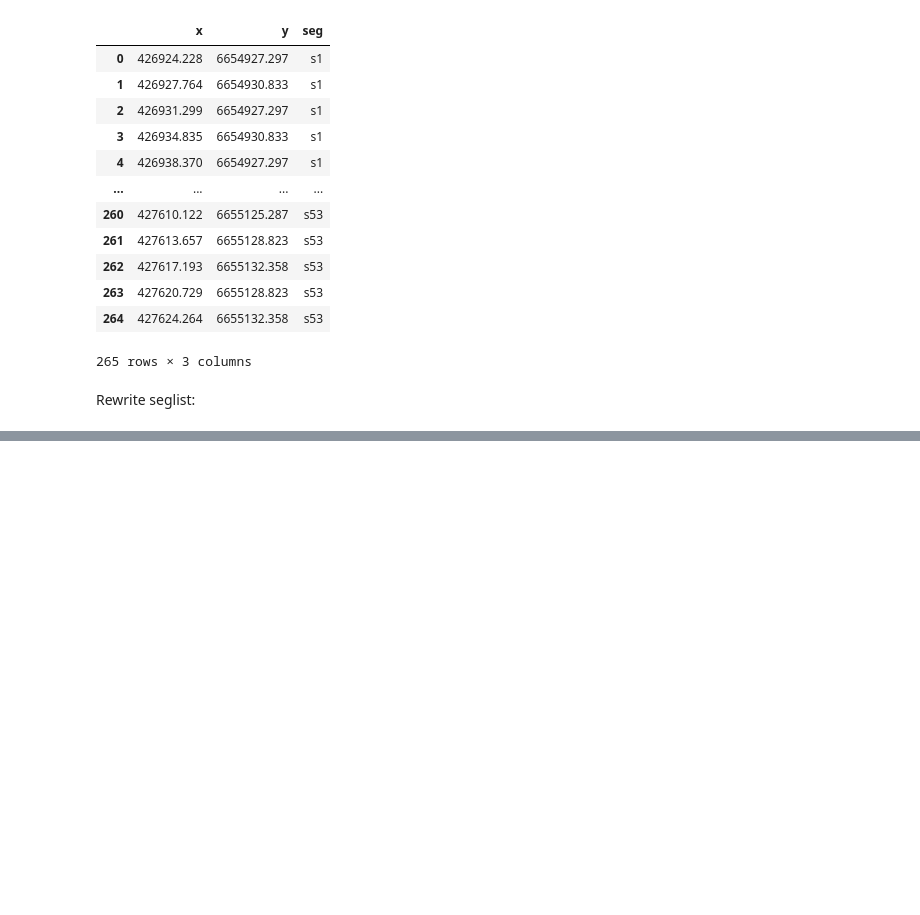
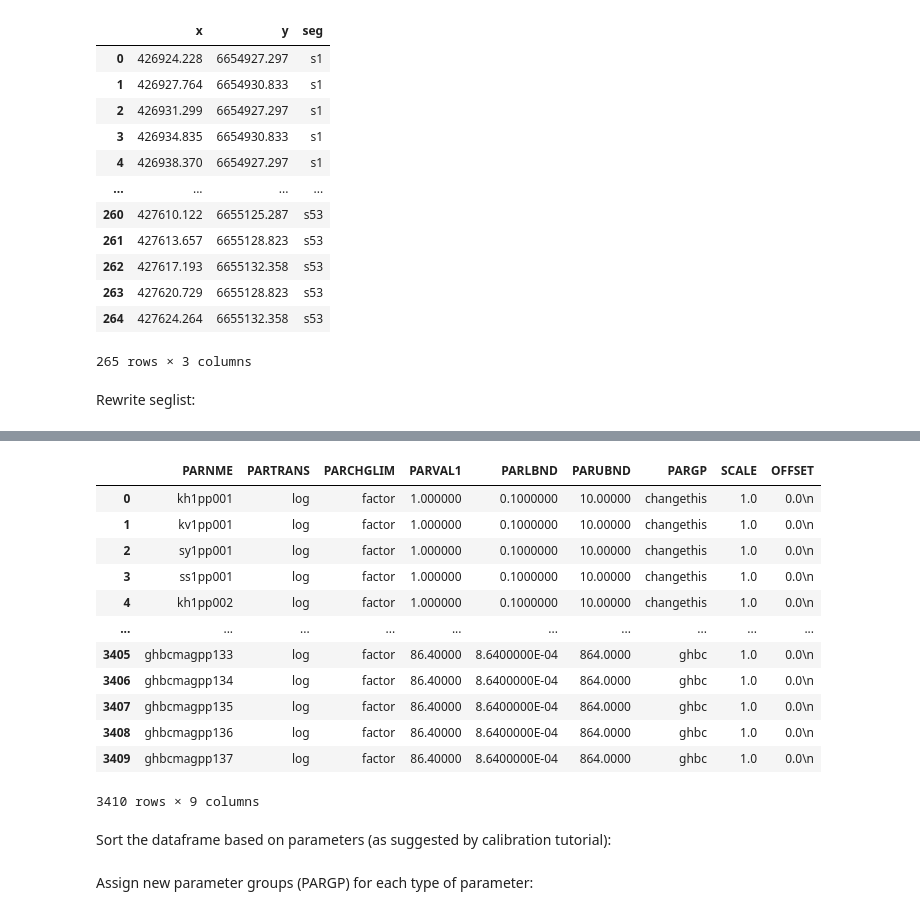
Before and after one commit to nikobenho/hagfors_gwm, a Jupyter notebook: notebooks/3_parameterization_setup.ipynb, the cells around one changed output, grey strips where cells are left out. Cells and saved outputs as stored; diff of their text form; code cells hidden in the pictures; blank space fills up the shorter version.

```diff
--- a/notebooks/3_parameterization_setup.ipynb
+++ b/notebooks/3_parameterization_setup.ipynb
@@ -1552,0 +1345,27 @@ cl_mf.report_dependent_lists(file='report2.dat')
+# %%
+pardata_df = pd.DataFrame(pstfilep_param[paramdata_start:paramdata_stop]) # read df
+# %%
+pardata_df.iloc[:,0] = pardata_df.iloc[:,0].str.replace(r'\ (?= *?\ )', '') # clean up data structure
+# %%
+pardata_cols = ['PARNME', 'PARTRANS', 'PARCHGLIM', 'PARVAL1', 'PARLBND', 'PARUBND', 'PARGP', 'SCALE', 'OFFSET']
+# %%
+pardata_df[pardata_cols] = pardata_df[0].str.split(' ', 9, expand=True) # add columns
+# %%
+pardata_df = pardata_df[pardata_cols] # remove redundant column
+display(pardata_df) # view df
+# %% [output]
+|  | PARNME | PARTRANS | PARCHGLIM | PARVAL1 | PARLBND | PARUBND | PARGP | SCALE | OFFSET |
+| 0 | kh1pp001 | log | factor | 1.000000 | 0.1000000 | 10.00000 | changethis | 1.0 | 0.0\n |
+| 1 | kv1pp001 | log | factor | 1.000000 | 0.1000000 | 10.00000 | changethis | 1.0 | 0.0\n |
+| 2 | sy1pp001 | log | factor | 1.000000 | 0.1000000 | 10.00000 | changethis | 1.0 | 0.0\n |
+| 3 | ss1pp001 | log | factor | 1.000000 | 0.1000000 | 10.00000 | changethis | 1.0 | 0.0\n |
+| 4 | kh1pp002 | log | factor | 1.000000 | 0.1000000 | 10.00000 | changethis | 1.0 | 0.0\n |
+| ... | ... | ... | ... | ... | ... | ... | ... | ... | ... |
+| 3405 | ghbcmagpp133 | log | factor | 86.40000 | 8.6400000E-04 | 864.0000 | ghbc | 1.0 | 0.0\n |
+| 3406 | ghbcmagpp134 | log | factor | 86.40000 | 8.6400000E-04 | 864.0000 | ghbc | 1.0 | 0.0\n |
+| 3407 | ghbcmagpp135 | log | factor | 86.40000 | 8.6400000E-04 | 864.0000 | ghbc | 1.0 | 0.0\n |
+| 3408 | ghbcmagpp136 | log | factor | 86.40000 | 8.6400000E-04 | 864.0000 | ghbc | 1.0 | 0.0\n |
+| 3409 | ghbcmagpp137 | log | factor | 86.40000 | 8.6400000E-04 | 864.0000 | ghbc | 1.0 | 0.0\n |
+3410 rows × 9 columns
+# %% [markdown]
+Sort the dataframe based on parameters (as suggested by calibration tutorial):
@@ -1552,0 +1374,2 @@ cl_mf.report_dependent_lists(file='report2.dat')
+# %% [markdown]
+Assign new parameter groups (PARGP) for each type of parameter:
```
Also changed, not shown: parts of 196 cells of this notebook, 20 other files.
